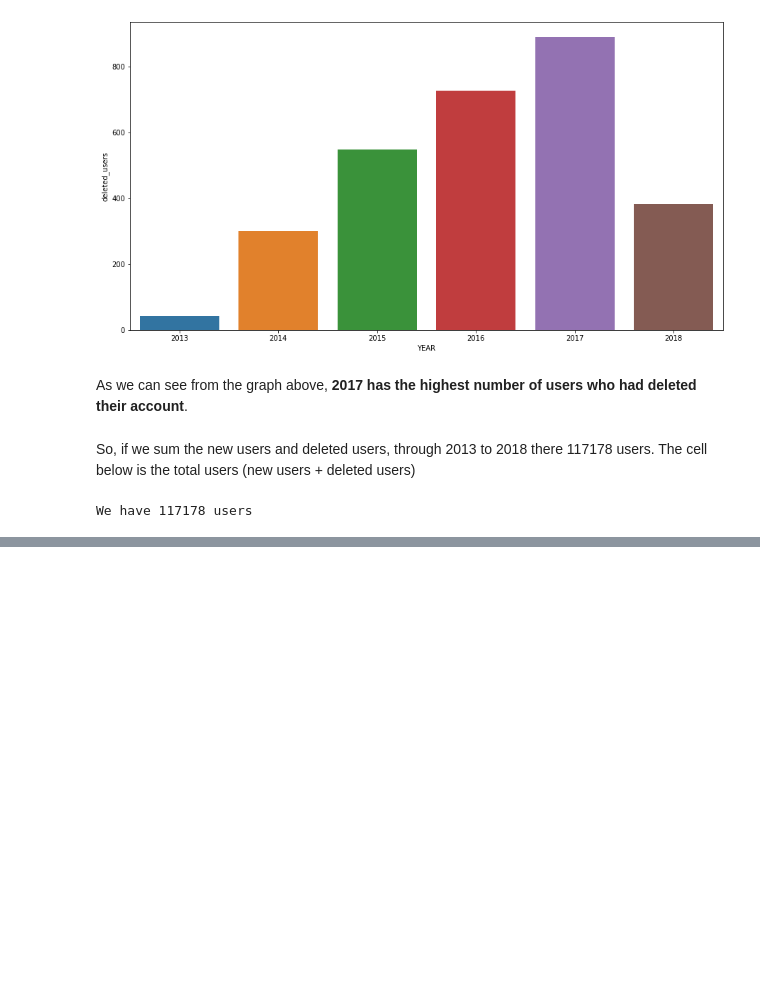
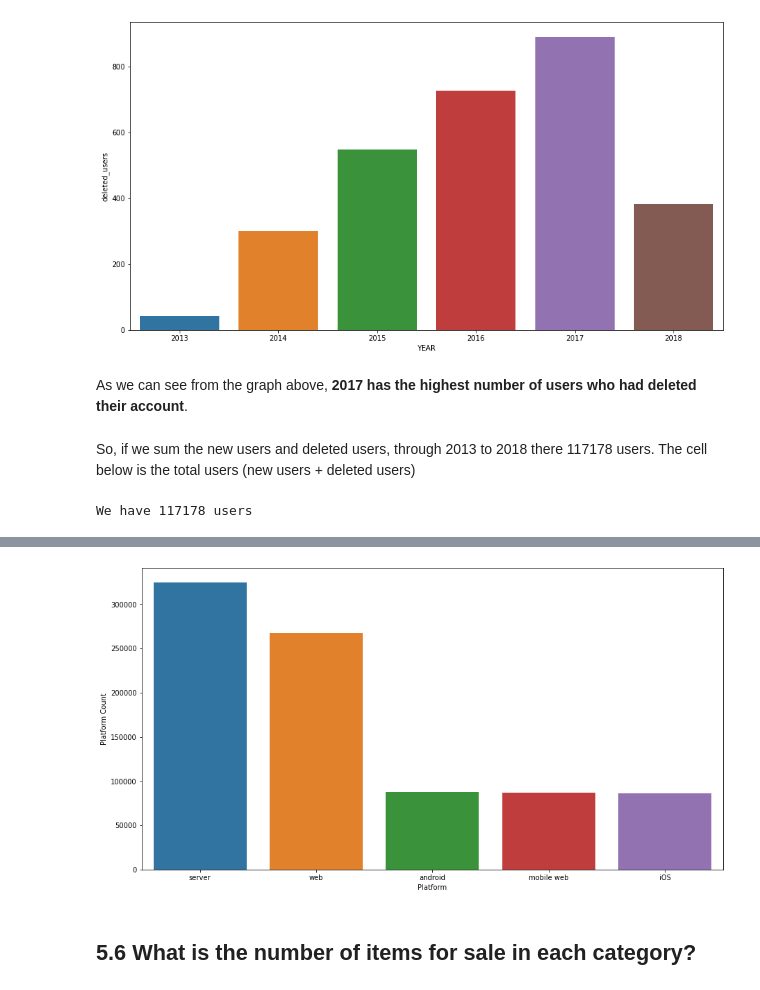
Before and after one commit to H8-Assignments-Bay/finpro-ftds-001-hck-ftds-001-hck-group-002, a Jupyter notebook: h8dsft_FPSG02.ipynb, the cells around one changed output, grey strips where cells are left out. Cells and saved outputs as stored; diff of their text form; code cells hidden in the pictures; blank space fills up the shorter version.

```diff
--- a/h8dsft_FPSG02.ipynb
+++ b/h8dsft_FPSG02.ipynb
@@ -566,0 +623,13 @@ We have 17463 users that have ordered items
+# %%
+events_platform_count = sq1('''
+SELECT
+  platform,
+  count(*) AS platform_count
+FROM
+  events
+GROUP BY
+  platform
+ORDER BY
+  platform_count DESC
+''')
+events_platform_count
@@ -566,0 +643,7 @@ We have 17463 users that have ordered items
+# %%
+plt.figure(figsize=(15,8))
+ax = sns.barplot(data=events_platform_count, x='Platform', y='Platform Count')
+# %% [output]
+[figure, added]
+# %% [markdown]
+## 5.6 What is the number of items for sale in each category?
```
Also changed, not shown: parts of 24 cells of this notebook.
